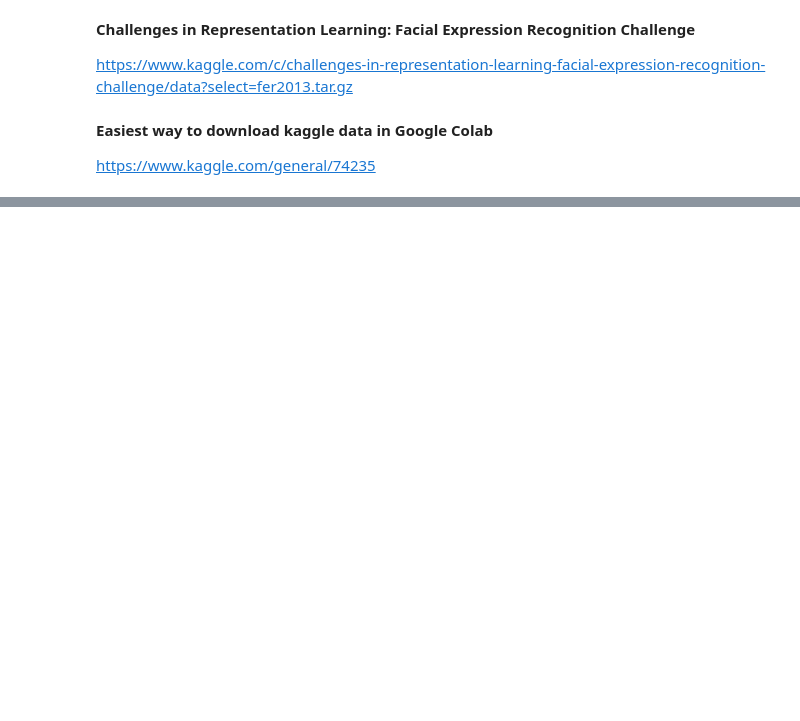
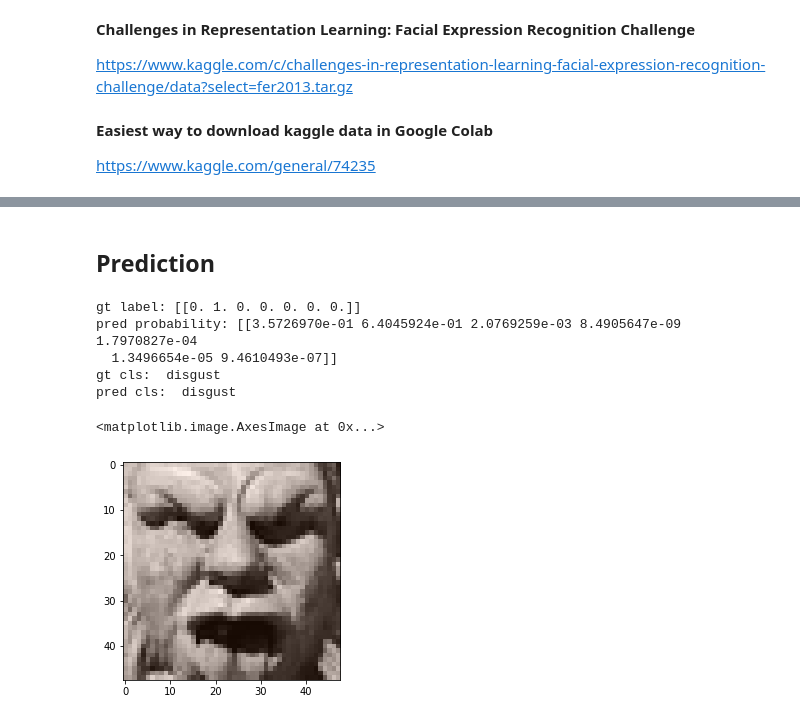
Before and after one commit to httc805155/FacialRecognition, a Jupyter notebook: EmotionDetection/EmotionModel.ipynb, the cells around one changed output, grey strips where cells are left out. Cells and saved outputs as stored; diff of their text form; code cells hidden in the pictures; blank space fills up the shorter version.

```diff
--- a/EmotionDetection/EmotionModel.ipynb
+++ b/EmotionDetection/EmotionModel.ipynb
@@ -48,0 +120,10 @@ Downloading example_submission.csv to /content
+# %%
+# Model 1: Use ResNet as base model
+base_model = tf.keras.applications.ResNet50(include_top=False, weights='imagenet', input_shape=(IMG_SIZE, IMG_SIZE, 3))
+x = base_model.output
+
+x = GlobalAveragePooling2D()(x)
+x = Dense(1024, activation='relu')(x)
+predictions = Dense(7, activation='softmax')(x)
+
+model = Model(base_model.input, predictions)
@@ -48,0 +244,20 @@ Downloading example_submission.csv to /content
+# %% [markdown]
+## Prediction
+# %%
+idx = np.random.randint(0, len(X_test))
+imgs = X_test[idx:idx+1]
+label = Y_test[idx:idx+1]
+pred = model.predict(imgs)
+print(f'gt label: {label} \npred probability: {pred}')
+print('gt cls: ', emotion_map[np.argmax(label)],)
+print('pred cls: ',  emotion_map[np.argmax(pred)])
+
+plt.imshow((imgs[0]+127.5)/255) # restore the preprocessed img
+# %% [output]
+gt label: [[0. 1. 0. 0. 0. 0. 0.]]
+pred probability: [[3.5726970e-01 6.4045924e-01 2.0769259e-03 8.4905647e-09 1.7970827e-04
+  1.3496654e-05 9.4610493e-07]]
+gt cls:  disgust
+pred cls:  disgust
+<matplotlib.image.AxesImage at 0x...>
+[figure, added]
```
Also changed, not shown: parts of 23 cells of this notebook.
